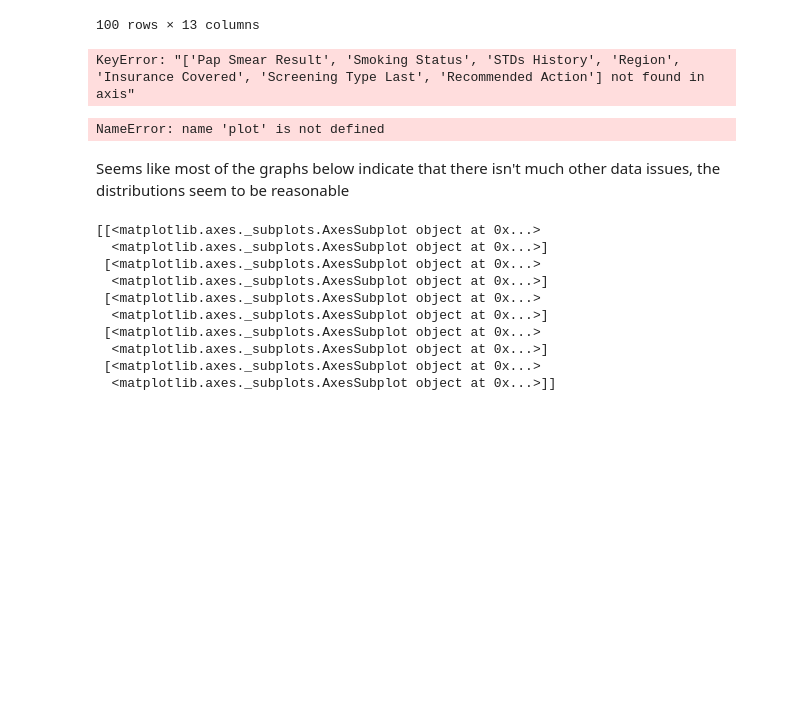
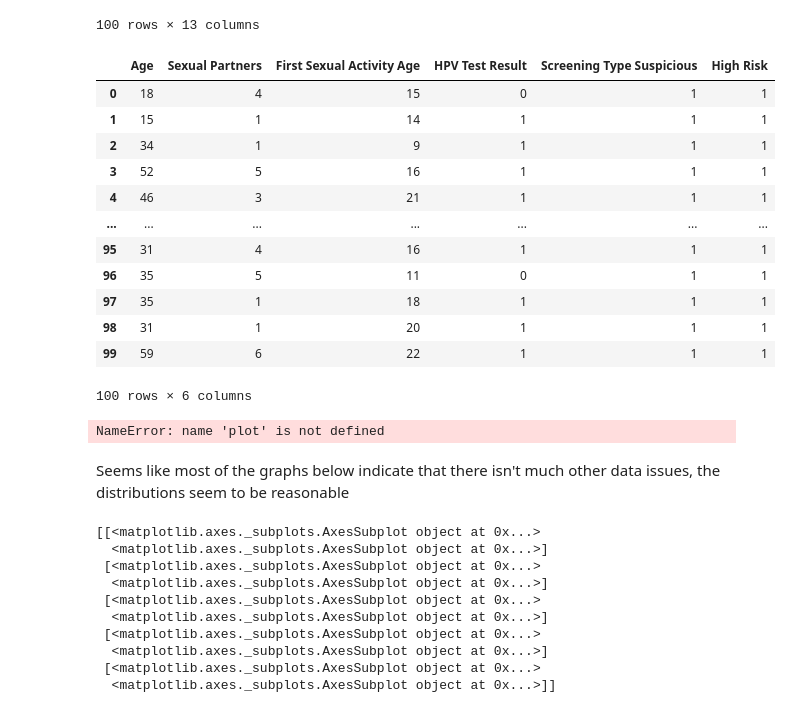
Before and after one commit to Anne-Okingo/Code_Ssipers_Afya_Kuu, a Jupyter notebook: Predicting_breast_cancer_with_decision_trees (2).ipynb, the cells around one changed output. Drawn from its saved outputs; the diff is of its cells as text; code cells hidden in the pictures; blank space fills up the shorter version.

```diff
--- a/Predicting_breast_cancer_with_decision_trees (2).ipynb
+++ b/Predicting_breast_cancer_with_decision_trees (2).ipynb
@@ -782,25 +782,37 @@ Name: count, dtype: int64
 # %%
 # Drop NaNs
 # Drop rows with missing values after encoding and feature engineering (like High Risk and Screening Type Suspicious) — this ensures the data is clean and ready for correlation and modeling
 
 # List of important columns you want to keep clean
 important_cols = [
     'Pap Smear Result',
     'Smoking Status',
     'STDs History',
     'Region',
     'Insurance Covered',
     'Screening Type Last',
     'Recommended Action'
 ]
 
 # Drop the specified columns from the dataframe
-datav_clean = datav_clean.drop(columns=important_cols)
+datav_clean = datav.drop(columns=important_cols)
 
 # Check the updated DataFrame
 datav_clean
 # %% [output]
+|  | Age | Sexual Partners | First Sexual Activity Age | HPV Test Result | Screening Type Suspicious | High Risk |
+| 0 | 18 | 4 | 15 | 0 | 1 | 1 |
+| 1 | 15 | 1 | 14 | 1 | 1 | 1 |
+| 2 | 34 | 1 | 9 | 1 | 1 | 1 |
+| 3 | 52 | 5 | 16 | 1 | 1 | 1 |
+| 4 | 46 | 3 | 21 | 1 | 1 | 1 |
+| ... | ... | ... | ... | ... | ... | ... |
+| 95 | 31 | 4 | 16 | 1 | 1 | 1 |
+| 96 | 35 | 5 | 11 | 0 | 1 | 1 |
+| 97 | 35 | 1 | 18 | 1 | 1 | 1 |
+| 98 | 31 | 1 | 20 | 1 | 1 | 1 |
+| 99 | 59 | 6 | 22 | 1 | 1 | 1 |
-KeyError: "['Pap Smear Result', 'Smoking Status', 'STDs History', 'Region', 'Insurance Covered', 'Screening Type Last', 'Recommended Action'] not found in axis"
+100 rows × 6 columns
 # %%
 g = sns.PairGrid(plot, hue="diagnosis", palette="Set2",height=4,hue_kws={"marker": ["o", "s"]})
 g = g.map_diag(plt.hist) #graph the diagonals differently
```
